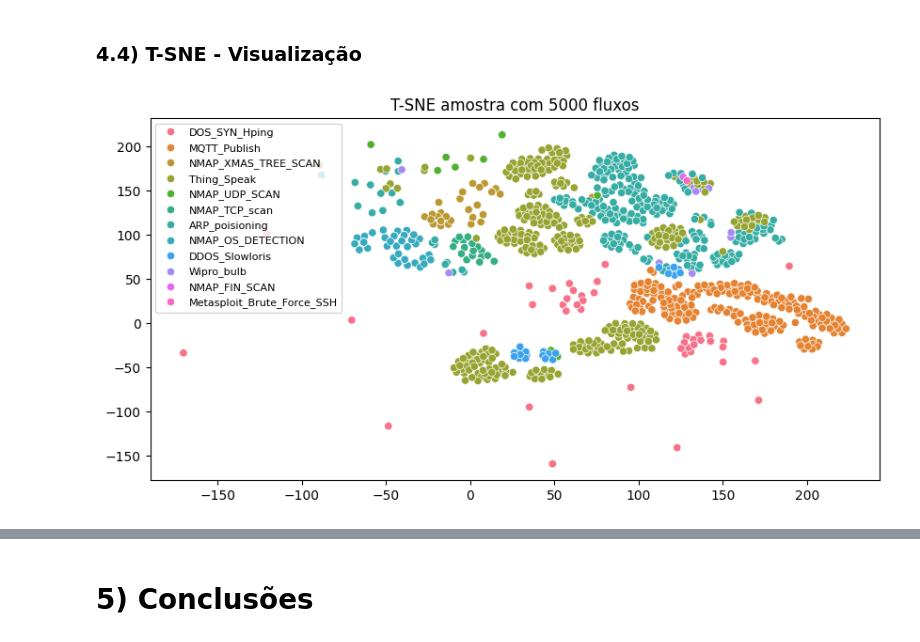
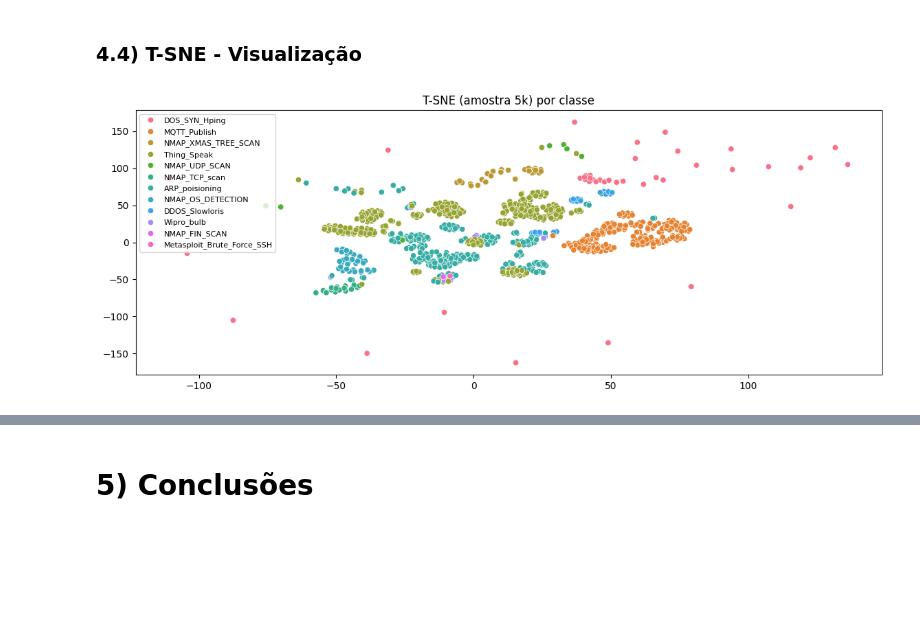
Before and after one commit to MBA-Data-Science-Unifor/IoT-Guard, a Jupyter notebook: artifacts/notebooks/01_EDA_v1.ipynb, the cells around one changed output, grey strips where cells are left out. Drawn from its saved outputs; the diff is of its cells as text; code cells hidden in the pictures; blank space fills up the shorter version.

```diff
--- a/artifacts/notebooks/01_EDA_v1.ipynb
+++ b/artifacts/notebooks/01_EDA_v1.ipynb
@@ -792,13 +753,13 @@ plt.show()
 # %%
 idx = np.random.RandomState(42).choice(len(X_scaled), 5000, replace=False) # Retorno dos índices de amostras aleatórias
 
 tsne = TSNE(n_components=2, perplexity=30, random_state=42, learning_rate='auto', init='pca')
 X_tsne = tsne.fit_transform(X_scaled[idx]) # calculo do T-SNE
 
-fig, ax = plt.figure(figsize=(12, 8))
+fig, ax = plt.subplots(1, 1, figsize=(14, 5))
 sns.scatterplot(x=X_tsne[:, 0], y=X_tsne[:, 1], hue=df_encoded[target_column].iloc[idx], ax=ax)
 plt.title("T-SNE (amostra 5k) por classe")
 plt.legend(loc='upper left',  fontsize=8)
 plt.show()
 # %% [output]
-[figure, old version]
+[figure, new version]
```
Also changed, not shown: parts of 10 cells of this notebook, 3 other files.
